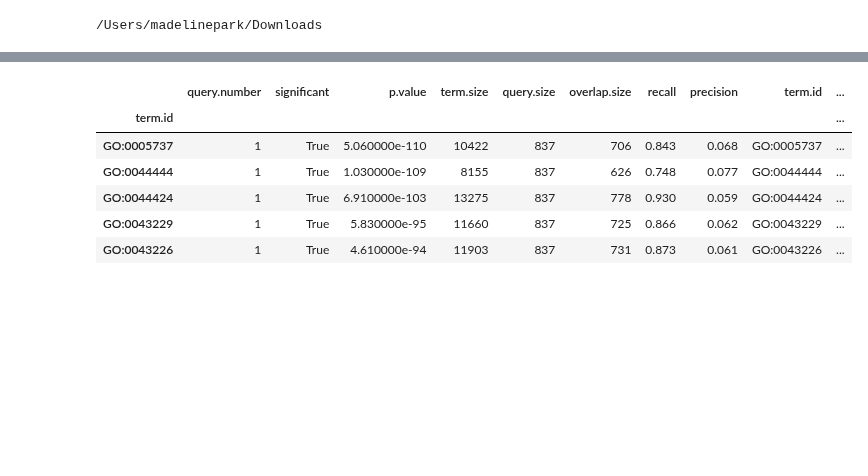
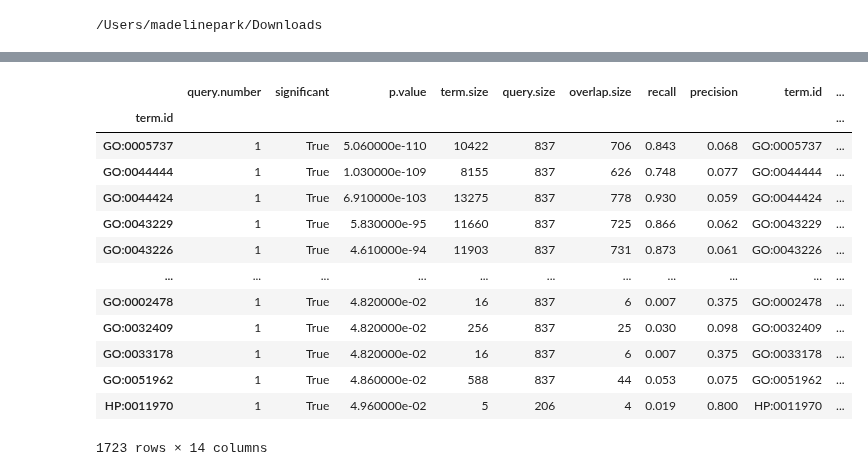
Before and after one commit to czbiohub-sf/scRFE, a Jupyter notebook: scripts/gProfiler.ipynb, the cells around one changed output, grey strips where cells are left out. Saved outputs shown, nothing was run; the diff lists cells and outputs as text; code cells hidden in the pictures; blank space fills up the shorter version.

```diff
--- a/scripts/gProfiler.ipynb
+++ b/scripts/gProfiler.ipynb
@@ -45,12 +59,19 @@ enrichment18.sort_values('p.value').head()
 # %%
 enrichment24 = gprofiler(facs24m, organism='mmusculus')
 # %%
-enrichment24.sort_values('p.value').head()
+enrichment24.sort_values('p.value')
 # %% [output]
 |  | query.number | significant | p.value | term.size | query.size | overlap.size | recall | precision | term.id | ... |
 | term.id |  |  |  |  |  |  |  |  |  | ... |
 | GO:0005737 | 1 | True | 5.060000e-110 | 10422 | 837 | 706 | 0.843 | 0.068 | GO:0005737 | ... |
 | GO:0044444 | 1 | True | 1.030000e-109 | 8155 | 837 | 626 | 0.748 | 0.077 | GO:0044444 | ... |
 | GO:0044424 | 1 | True | 6.910000e-103 | 13275 | 837 | 778 | 0.930 | 0.059 | GO:0044424 | ... |
 | GO:0043229 | 1 | True | 5.830000e-95 | 11660 | 837 | 725 | 0.866 | 0.062 | GO:0043229 | ... |
 | GO:0043226 | 1 | True | 4.610000e-94 | 11903 | 837 | 731 | 0.873 | 0.061 | GO:0043226 | ... |
+| ... | ... | ... | ... | ... | ... | ... | ... | ... | ... | ... |
+| GO:0002478 | 1 | True | 4.820000e-02 | 16 | 837 | 6 | 0.007 | 0.375 | GO:0002478 | ... |
+| GO:0032409 | 1 | True | 4.820000e-02 | 256 | 837 | 25 | 0.030 | 0.098 | GO:0032409 | ... |
+| GO:0033178 | 1 | True | 4.820000e-02 | 16 | 837 | 6 | 0.007 | 0.375 | GO:0033178 | ... |
+| GO:0051962 | 1 | True | 4.860000e-02 | 588 | 837 | 44 | 0.053 | 0.075 | GO:0051962 | ... |
+| HP:0011970 | 1 | True | 4.960000e-02 | 5 | 206 | 4 | 0.019 | 0.800 | HP:0011970 | ... |
+1723 rows × 14 columns
```
Also changed, not shown: parts of 2 cells of this notebook, 1 other file.
